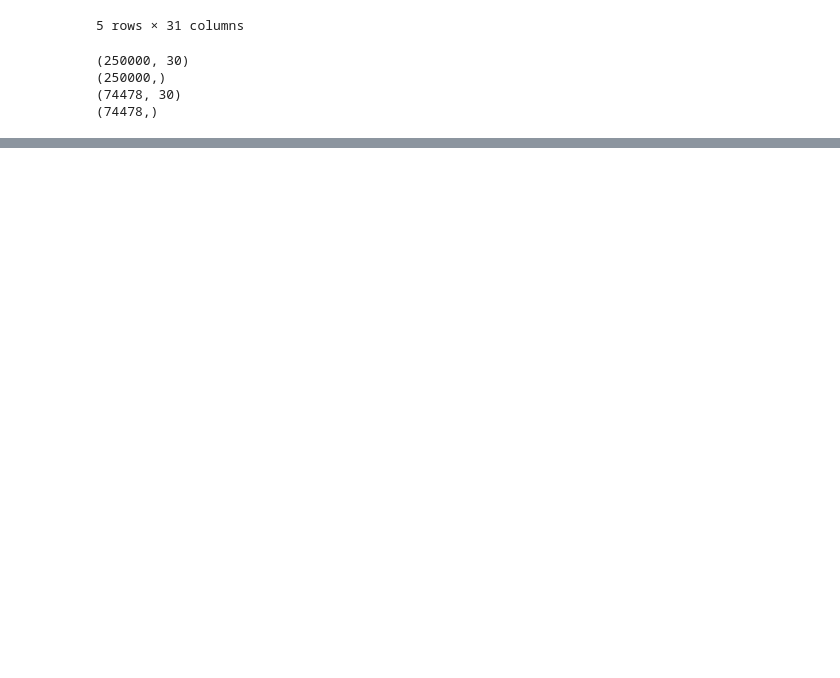
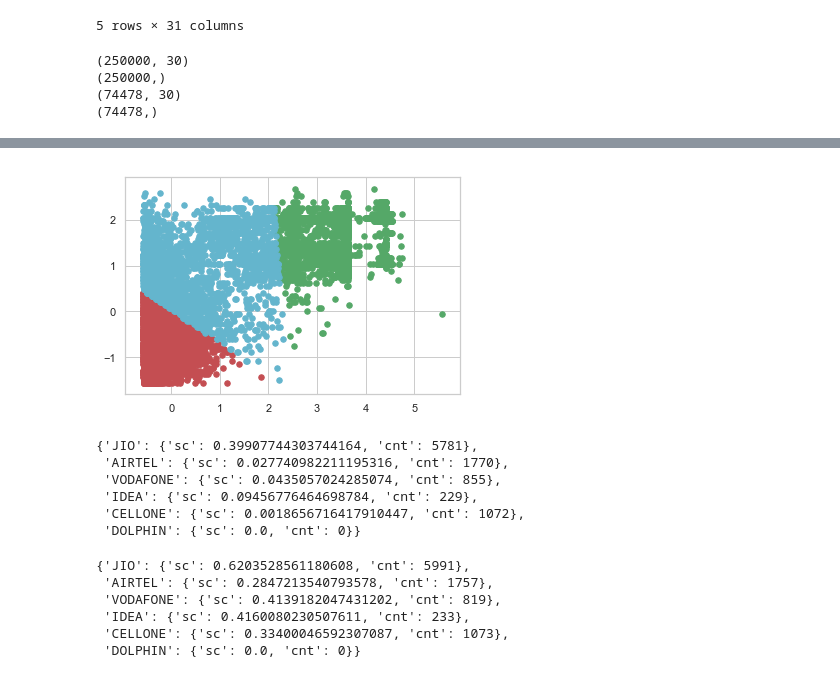
Before and after one commit to pyt243/DM-Project-MyCallSpeed, a Jupyter notebook: code/ISP Recommender and Analyser System.ipynb, the cells around one changed output, grey strips where cells are left out. Drawn from its saved outputs; the diff is of its cells as text; code cells hidden in the pictures; blank space fills up the shorter version.

```diff
--- a/code/ISP Recommender and Analyser System.ipynb
+++ b/code/ISP Recommender and Analyser System.ipynb
@@ -845,0 +929,9 @@ shuf_df.describe()
+# %%
+for classification in range(0,len(classes)):
+    color = colors[classification]
+    for features in classes[classification]:
+        plt.scatter(features[0], features[1], color = color,s = 30)
+
+plt.show()
+# %% [output]
+[figure, added]
@@ -845,0 +970,18 @@ shuf_df.describe()
+# %%
+d_sc
+# %% [output]
+{'JIO': {'sc': 0.39907744303744164, 'cnt': 5781},
+ 'AIRTEL': {'sc': 0.027740982211195316, 'cnt': 1770},
+ 'VODAFONE': {'sc': 0.0435057024285074, 'cnt': 855},
+ 'IDEA': {'sc': 0.09456776464698784, 'cnt': 229},
+ 'CELLONE': {'sc': 0.0018656716417910447, 'cnt': 1072},
+ 'DOLPHIN': {'sc': 0.0, 'cnt': 0}}
+# %%
+u_sc
+# %% [output]
+{'JIO': {'sc': 0.6203528561180608, 'cnt': 5991},
+ 'AIRTEL': {'sc': 0.2847213540793578, 'cnt': 1757},
+ 'VODAFONE': {'sc': 0.4139182047431202, 'cnt': 819},
+ 'IDEA': {'sc': 0.4160080230507611, 'cnt': 233},
+ 'CELLONE': {'sc': 0.33400046592307087, 'cnt': 1073},
+ 'DOLPHIN': {'sc': 0.0, 'cnt': 0}}
```
Also changed, not shown: parts of 19 cells of this notebook.
